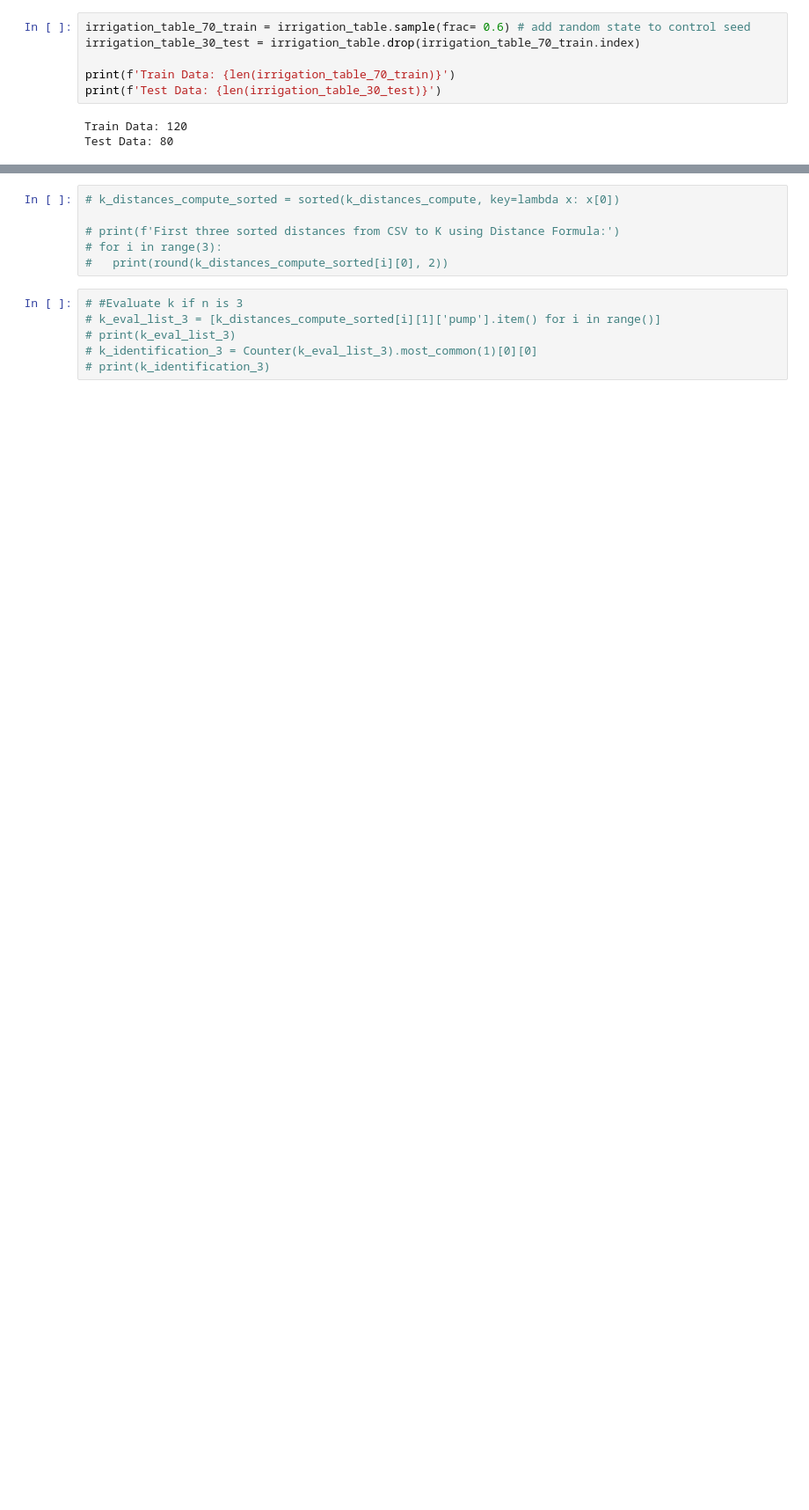
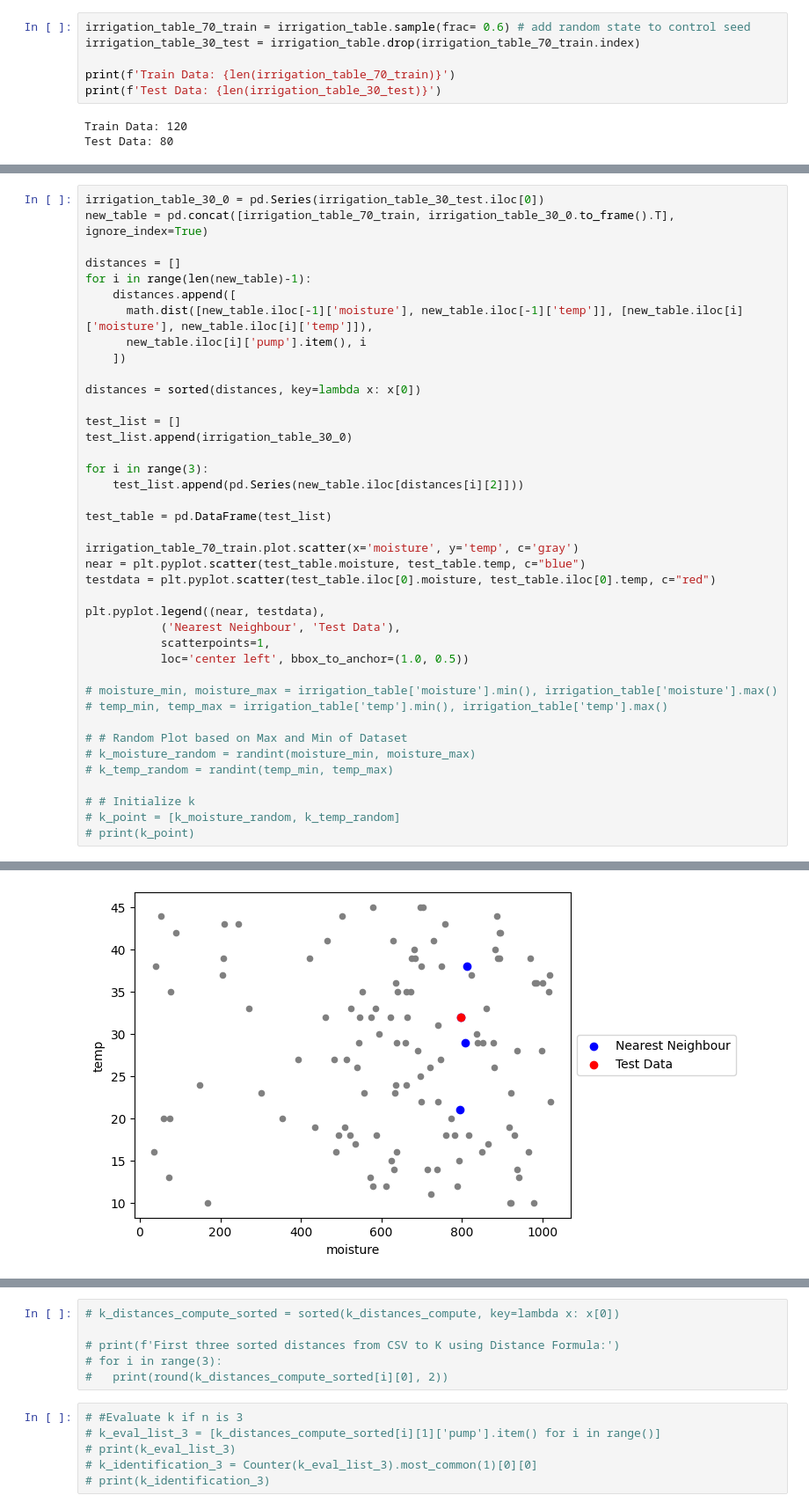
Before and after one commit to Jenloke/KNN-Activity, a Jupyter notebook: irrigation.ipynb, the cells around one changed output, grey strips where cells are left out. Shown at 88% size. Saved outputs shown, nothing was run; the diff lists cells and outputs as text; blank space fills up the shorter version.

Commit message:
add plotting

```diff
--- a/irrigation.ipynb
+++ b/irrigation.ipynb
@@ -91,0 +81,41 @@ print(count_true, count_false)
+# %%
+irrigation_table_30_0 = pd.Series(irrigation_table_30_test.iloc[0])
+new_table = pd.concat([irrigation_table_70_train, irrigation_table_30_0.to_frame().T], ignore_index=True)
+
+distances = []
+for i in range(len(new_table)-1):
+    distances.append([
+      math.dist([new_table.iloc[-1]['moisture'], new_table.iloc[-1]['temp']], [new_table.iloc[i]['moisture'], new_table.iloc[i]['temp']]),
+      new_table.iloc[i]['pump'].item(), i
+    ])
+
+distances = sorted(distances, key=lambda x: x[0])
+
+test_list = []
+test_list.append(irrigation_table_30_0)
+
+for i in range(3):
+    test_list.append(pd.Series(new_table.iloc[distances[i][2]]))
+
+test_table = pd.DataFrame(test_list)
+
+irrigation_table_70_train.plot.scatter(x='moisture', y='temp', c='gray')
+near = plt.pyplot.scatter(test_table.moisture, test_table.temp, c="blue")
+testdata = plt.pyplot.scatter(test_table.iloc[0].moisture, test_table.iloc[0].temp, c="red")
+
+plt.pyplot.legend((near, testdata),
+           ('Nearest Neighbour', 'Test Data'),
+           scatterpoints=1,
+           loc='center left', bbox_to_anchor=(1.0, 0.5))
+
+# moisture_min, moisture_max = irrigation_table['moisture'].min(), irrigation_table['moisture'].max()
+# temp_min, temp_max = irrigation_table['temp'].min(), irrigation_table['temp'].max()
+
+# # Random Plot based on Max and Min of Dataset
+# k_moisture_random = randint(moisture_min, moisture_max)
+# k_temp_random = randint(temp_min, temp_max)
+
+# # Initialize k
+# k_point = [k_moisture_random, k_temp_random]
+# print(k_point)
+# %% [output]
@@ -91,0 +123 @@ print(count_true, count_false)
+[figure, added]
```
Also changed, not shown: parts of 4 cells of this notebook.
